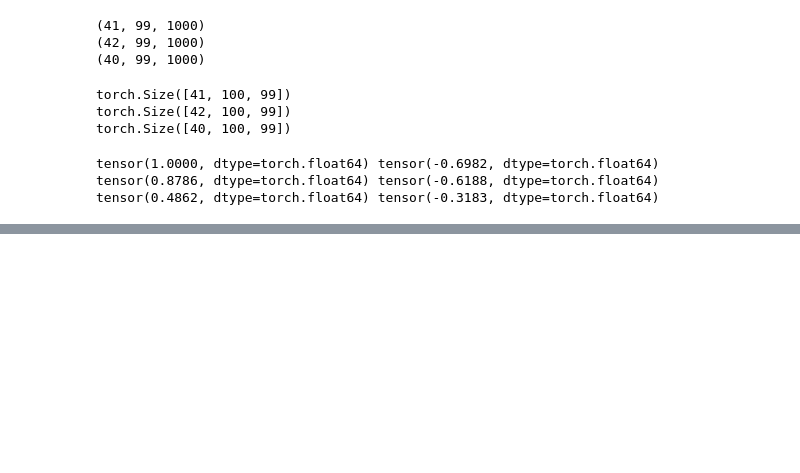
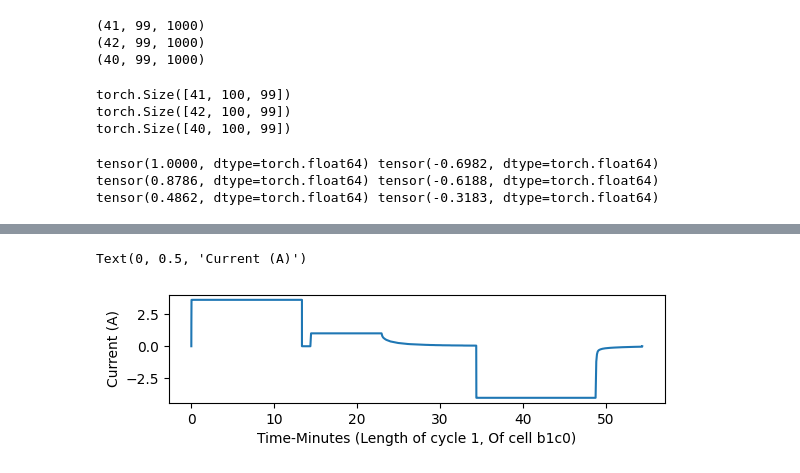
Before and after one commit to JamesChapmanNV/Machine_Learning_Lithium_Ion_Batteries, a Jupyter notebook: DataPreprocessing.ipynb, the cells around one changed output, grey strips where cells are left out. Cells and saved outputs as stored; diff of their text form; code cells hidden in the pictures; blank space fills up the shorter version.

```diff
--- a/DataPreprocessing.ipynb
+++ b/DataPreprocessing.ipynb
@@ -1075,6 +1076,11 @@ plt.ylabel('Discharge Capacity (Ah)')
 # %%
+plt.figure(figsize=(6.4,1.4))
 # I Plot of cycle #1, battery cell 'b1c0'
+#plt.title('Current (A)')
 plt.plot(bat_dict['b1c0']['cycles']['1']['t'], bat_dict['b1c0']['cycles']['1']['I'])
 plt.xlabel('Time-Minutes (Length of cycle 1, Of cell b1c0)')
 plt.ylabel('Current (A)')
+# %% [output]
+Text(0, 0.5, 'Current (A)')
+[figure, added]
 # %%
```
Also changed, not shown: parts of 34 cells of this notebook.
